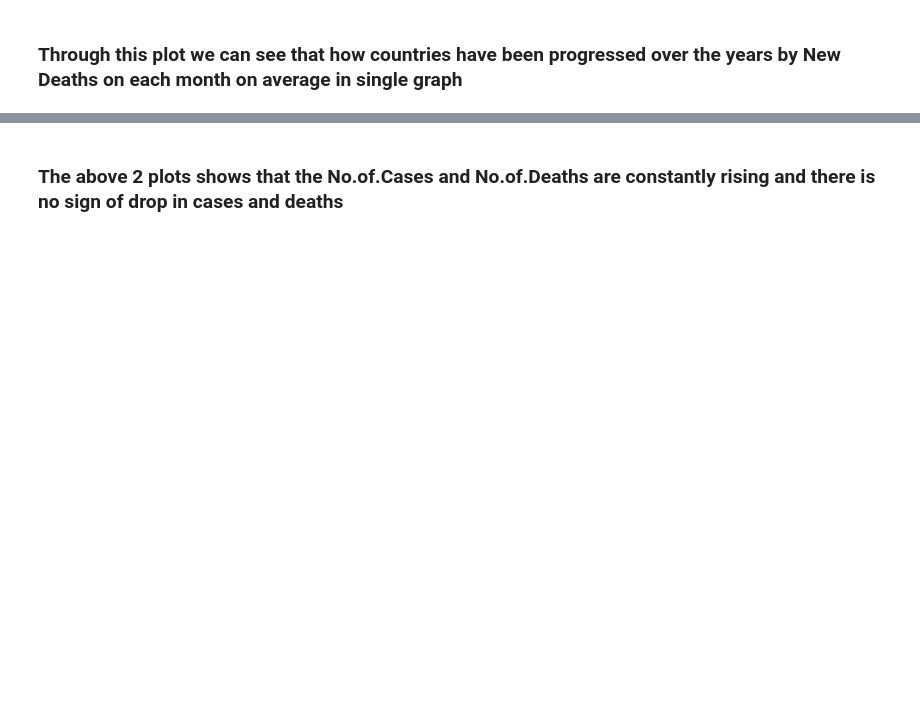
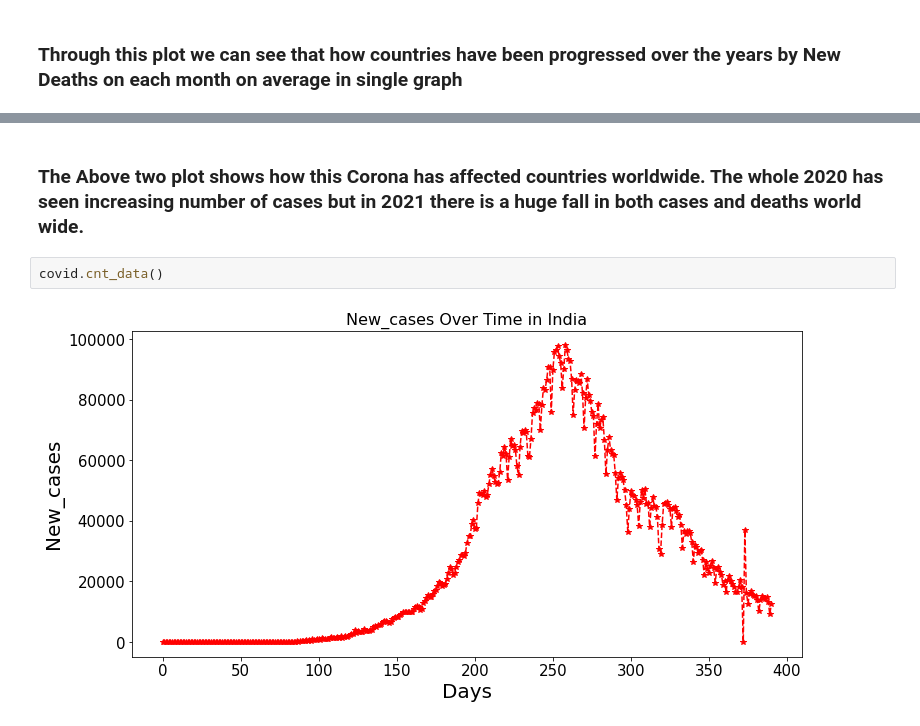
Before and after one commit to dharik-arsath/Data-science, a Jupyter notebook: Project 2 : Corona .ipynb, the cells around one changed output, grey strips where cells are left out. Drawn from its saved outputs; the diff is of its cells as text; blank space fills up the shorter version.

```diff
--- a/Project 2 : Corona .ipynb
+++ b/Project 2 : Corona .ipynb
@@ -330,2 +423,6 @@ covid.world_analysis(by = 'New_deaths')
-# %% [markdown]
-### The above 2 plots shows that the No.of.Cases and No.of.Deaths are constantly rising and there is no sign of drop in cases and deaths
+# %% [markdown]
+### The Above two plot shows how this Corona has affected countries worldwide. The whole 2020 has seen increasing number of cases but in 2021 there is a huge fall in both cases and deaths world wide.
+# %%
+covid.cnt_data()
+# %% [output]
+[figure, added]
```
Also changed, not shown: parts of 20 cells of this notebook.
